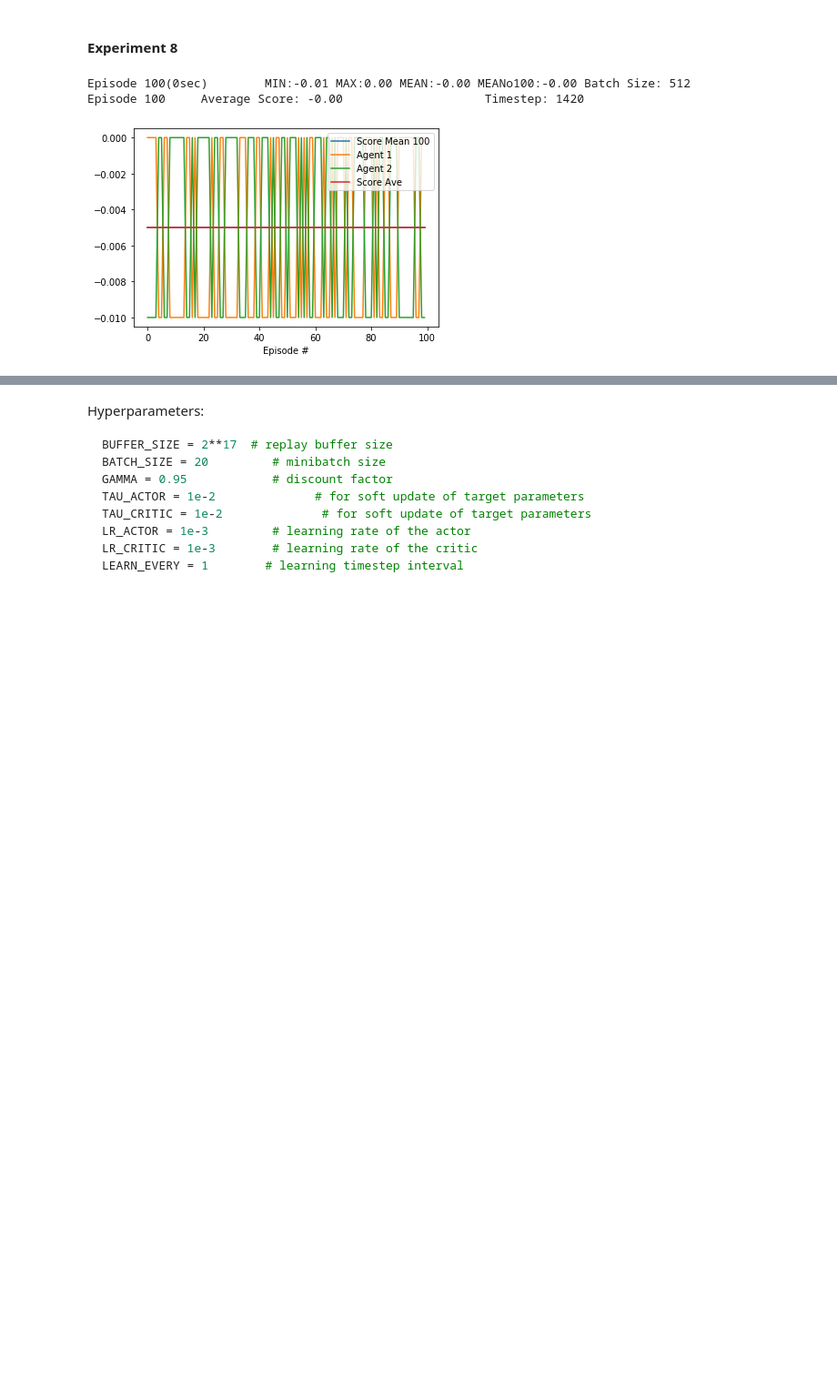
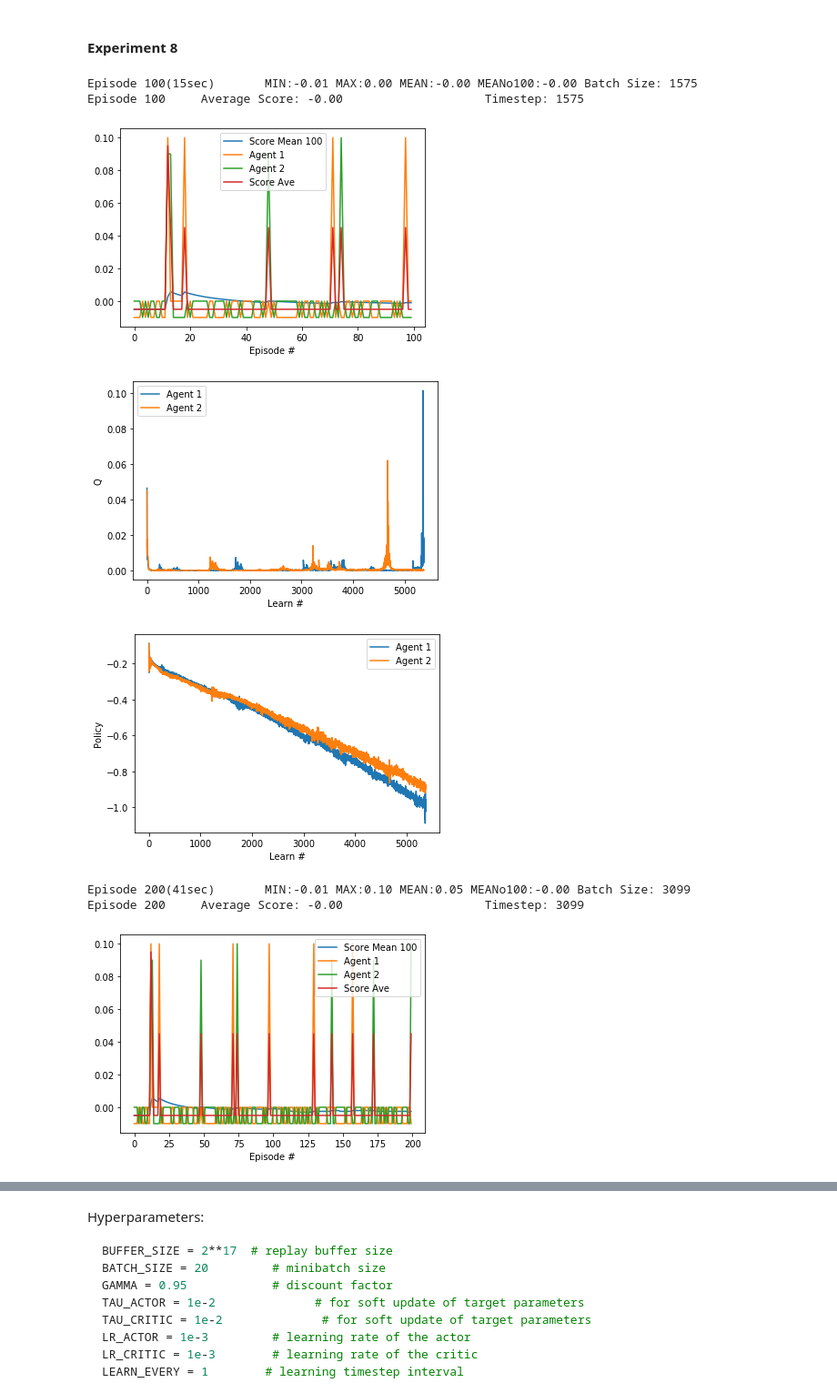
Before and after one commit to stayyule/Udacity-DRL-P3-DDPG, a Jupyter notebook: report/Tennis-MADDPG.ipynb, the cells around one changed output, grey strips where cells are left out. Shown at 91% size. Saved outputs shown, nothing was run; the diff lists cells and outputs as text; code cells hidden in the pictures; blank space fills up the shorter version.

```diff
--- a/report/Tennis-MADDPG.ipynb
+++ b/report/Tennis-MADDPG.ipynb
@@ -258,8 +258,13 @@ from imp import reload
 reload(maddpg_v2)
 from maddpg_v2 import *
 # %%
-scores_ave, agent = train(n_episodes=100, random_seed=SEED)
+scores_ave, agent = train(n_episodes=5000, random_seed=SEED)
 # %% [output]
-Episode 100(0sec)        MIN:-0.01 MAX:0.00 MEAN:-0.00 MEANo100:-0.00 Batch Size: 512
-Episode 100     Average Score: -0.00                    Timestep: 1420
+Episode 100(15sec)       MIN:-0.01 MAX:0.00 MEAN:-0.00 MEANo100:-0.00 Batch Size: 1575
+Episode 100     Average Score: -0.00                    Timestep: 1575
-[figure, old version]
+[figure, new version]
+[figure, added]
+[figure, added]
+Episode 200(41sec)       MIN:-0.01 MAX:0.10 MEAN:0.05 MEANo100:-0.00 Batch Size: 3099
+Episode 200     Average Score: -0.00                    Timestep: 3099
+[figure, added]
```
Also changed, not shown: parts of 3 cells of this notebook, 1 other file.
